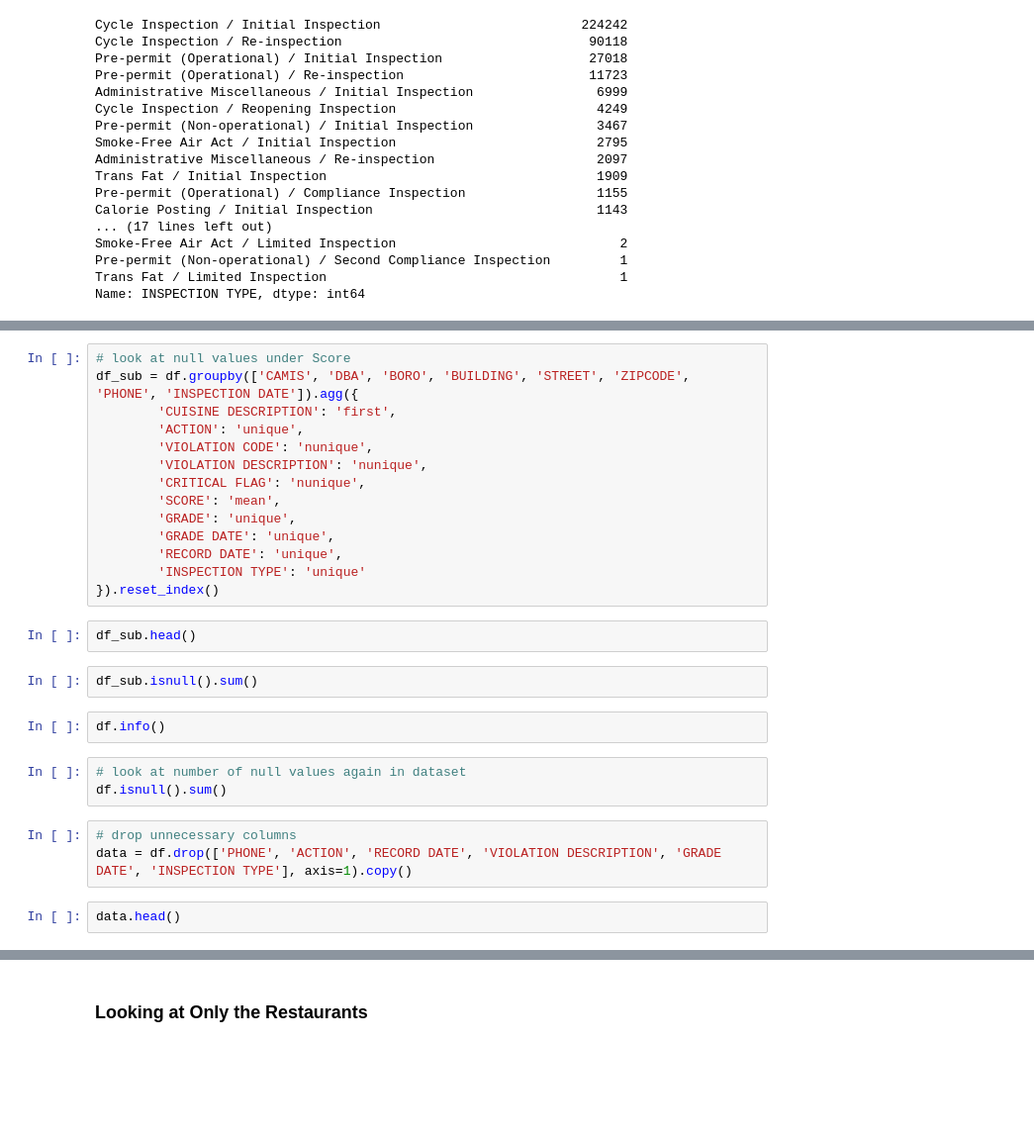
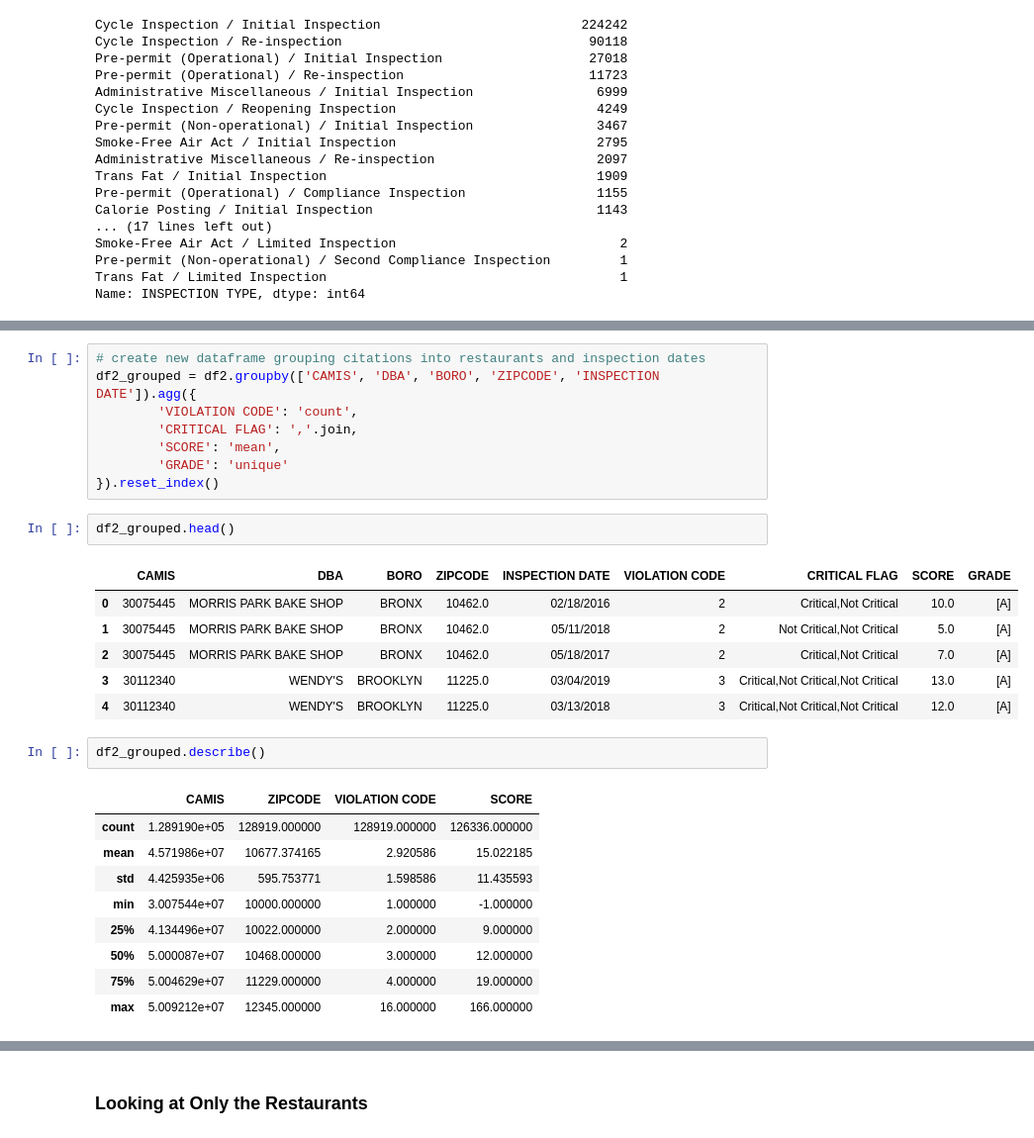
Before and after one commit to deep22kar/random-forest, a Jupyter notebook: Data.ipynb, the cells around one changed output, grey strips where cells are left out. Shown: that part at 99% size. Drawn from its saved outputs; the diff is of its cells as text; blank space fills up the shorter version.

```diff
--- a/Data.ipynb
+++ b/Data.ipynb
@@ -287,28 +343,29 @@ df.head()
 # %%
-# look at null values under Score
-df_sub = df.groupby(['CAMIS', 'DBA', 'BORO', 'BUILDING', 'STREET', 'ZIPCODE', 'PHONE', 'INSPECTION DATE']).agg({
-        'CUISINE DESCRIPTION': 'first',
-        'ACTION': 'unique',
-        'VIOLATION CODE': 'nunique',
-        'VIOLATION DESCRIPTION': 'nunique',
-        'CRITICAL FLAG': 'nunique',
+# create new dataframe grouping citations into restaurants and inspection dates
+df2_grouped = df2.groupby(['CAMIS', 'DBA', 'BORO', 'ZIPCODE', 'INSPECTION DATE']).agg({
+        'VIOLATION CODE': 'count',
+        'CRITICAL FLAG': ','.join,
         'SCORE': 'mean',
-        'GRADE': 'unique',
-        'GRADE DATE': 'unique',
-        'RECORD DATE': 'unique',
-        'INSPECTION TYPE': 'unique'
+        'GRADE': 'unique'
 }).reset_index()
 # %%
-df_sub.head()
+df2_grouped.head()
+# %% [output]
+|  | CAMIS | DBA | BORO | ZIPCODE | INSPECTION DATE | VIOLATION CODE | CRITICAL FLAG | SCORE | GRADE |
+| 0 | 30075445 | MORRIS PARK BAKE SHOP | BRONX | 10462.0 | 02/18/2016 | 2 | Critical,Not Critical | 10.0 | [A] |
+| 1 | 30075445 | MORRIS PARK BAKE SHOP | BRONX | 10462.0 | 05/11/2018 | 2 | Not Critical,Not Critical | 5.0 | [A] |
+| 2 | 30075445 | MORRIS PARK BAKE SHOP | BRONX | 10462.0 | 05/18/2017 | 2 | Critical,Not Critical | 7.0 | [A] |
+| 3 | 30112340 | WENDY'S | BROOKLYN | 11225.0 | 03/04/2019 | 3 | Critical,Not Critical,Not Critical | 13.0 | [A] |
+| 4 | 30112340 | WENDY'S | BROOKLYN | 11225.0 | 03/13/2018 | 3 | Critical,Not Critical,Not Critical | 12.0 | [A] |
-# %%
-df_sub.isnull().sum()
-# %%
-df.info()
-# %%
-# look at number of null values again in dataset
-df.isnull().sum()
-# %%
-# drop unnecessary columns
-data = df.drop(['PHONE', 'ACTION', 'RECORD DATE', 'VIOLATION DESCRIPTION', 'GRADE DATE', 'INSPECTION TYPE'], axis=1).copy()
-# %%
-data.head()
+# %%
+df2_grouped.describe()
+# %% [output]
+|  | CAMIS | ZIPCODE | VIOLATION CODE | SCORE |
+| count | 1.289190e+05 | 128919.000000 | 128919.000000 | 126336.000000 |
+| mean | 4.571986e+07 | 10677.374165 | 2.920586 | 15.022185 |
+| std | 4.425935e+06 | 595.753771 | 1.598586 | 11.435593 |
+| min | 3.007544e+07 | 10000.000000 | 1.000000 | -1.000000 |
+| 25% | 4.134496e+07 | 10022.000000 | 2.000000 | 9.000000 |
+| 50% | 5.000087e+07 | 10468.000000 | 3.000000 | 12.000000 |
+| 75% | 5.004629e+07 | 11229.000000 | 4.000000 | 19.000000 |
+| max | 5.009212e+07 | 12345.000000 | 16.000000 | 166.000000 |
```
Also changed, not shown: parts of 13 cells of this notebook.
